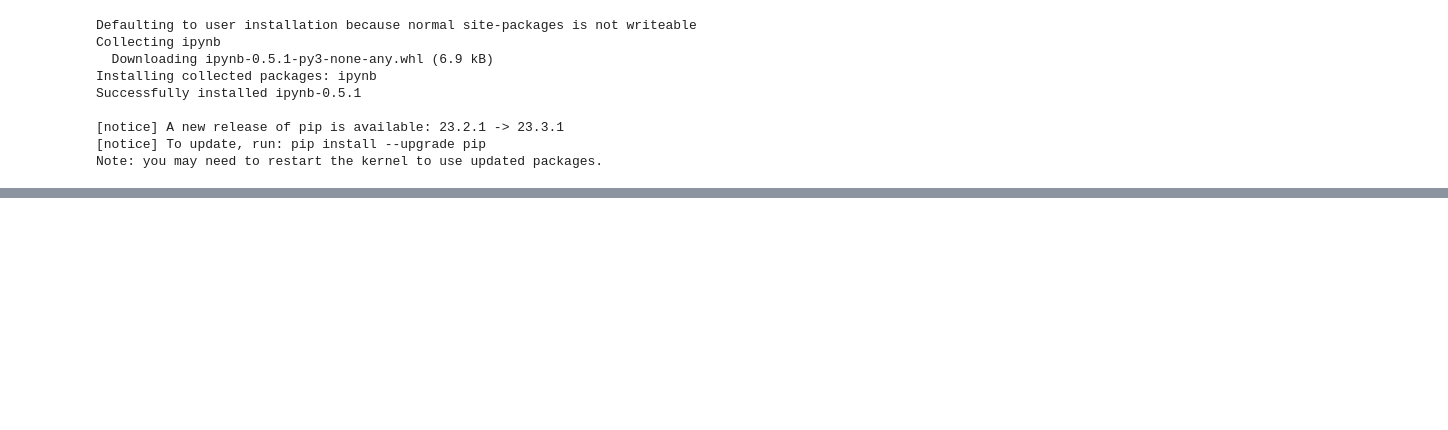
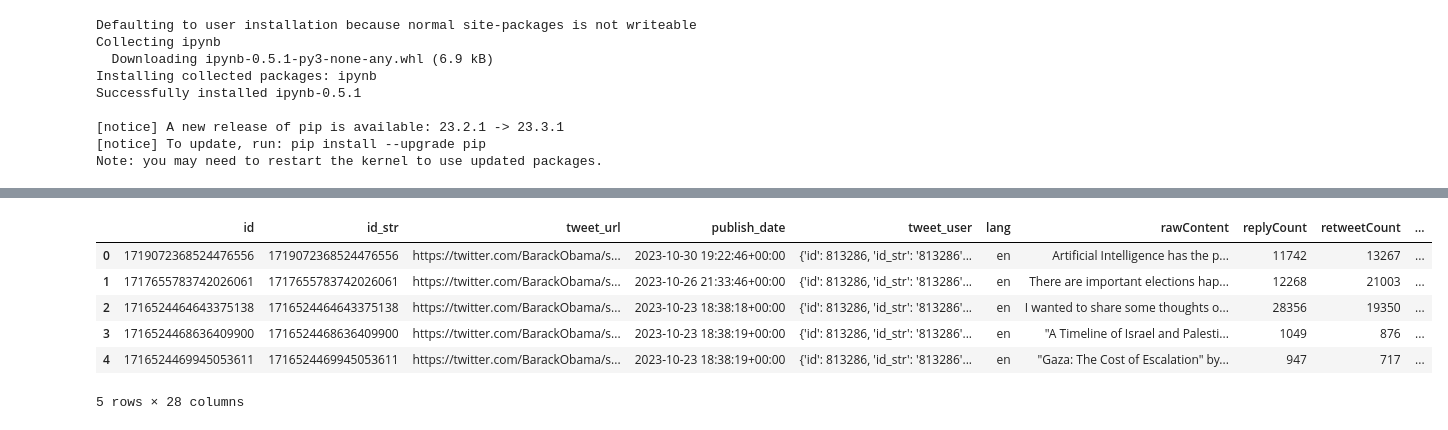
Before and after one commit to di-creativityboys/data-app, a Jupyter notebook: app/loadtweets.ipynb, the cells around one changed output, grey strips where cells are left out. Saved outputs shown, nothing was run; the diff lists cells and outputs as text; code cells hidden in the pictures; blank space fills up the shorter version.

Commit message:
Loading Tweets into database

```diff
--- a/app/loadtweets.ipynb
+++ b/app/loadtweets.ipynb
@@ -39,0 +45,2 @@ Democrats scrounging up votes from mystical places again....
+# %%
+df_tweets = pd.DataFrame(result)
@@ -39,0 +78,13 @@ Democrats scrounging up votes from mystical places again....
+# %%
+## avoid sql keywords
+df_tweets.rename(columns={'url': 'tweet_url', 'date': 'publish_date','user': 'tweet_user'}, inplace=True)
+# %%
+df_tweets.head()
+# %% [output]
+|  | id | id_str | tweet_url | publish_date | tweet_user | lang | rawContent | replyCount | retweetCount | ... |
+| 0 | 1719072368524476556 | 1719072368524476556 | https://twitter.com/BarackObama/s... | 2023-10-30 19:22:46+00:00 | {'id': 813286, 'id_str': '813286'... | en | Artificial Intelligence has the p... | 11742 | 13267 | ... |
+| 1 | 1717655783742026061 | 1717655783742026061 | https://twitter.com/BarackObama/s... | 2023-10-26 21:33:46+00:00 | {'id': 813286, 'id_str': '813286'... | en | There are important elections hap... | 12268 | 21003 | ... |
+| 2 | 1716524464643375138 | 1716524464643375138 | https://twitter.com/BarackObama/s... | 2023-10-23 18:38:18+00:00 | {'id': 813286, 'id_str': '813286'... | en | I wanted to share some thoughts o... | 28356 | 19350 | ... |
+| 3 | 1716524468636409900 | 1716524468636409900 | https://twitter.com/BarackObama/s... | 2023-10-23 18:38:19+00:00 | {'id': 813286, 'id_str': '813286'... | en | "A Timeline of Israel and Palesti... | 1049 | 876 | ... |
+| 4 | 1716524469945053611 | 1716524469945053611 | https://twitter.com/BarackObama/s... | 2023-10-23 18:38:19+00:00 | {'id': 813286, 'id_str': '813286'... | en | "Gaza: The Cost of Escalation" by... | 947 | 717 | ... |
+5 rows × 28 columns
```
Also changed, not shown: parts of 9 cells of this notebook, 3 other files.
